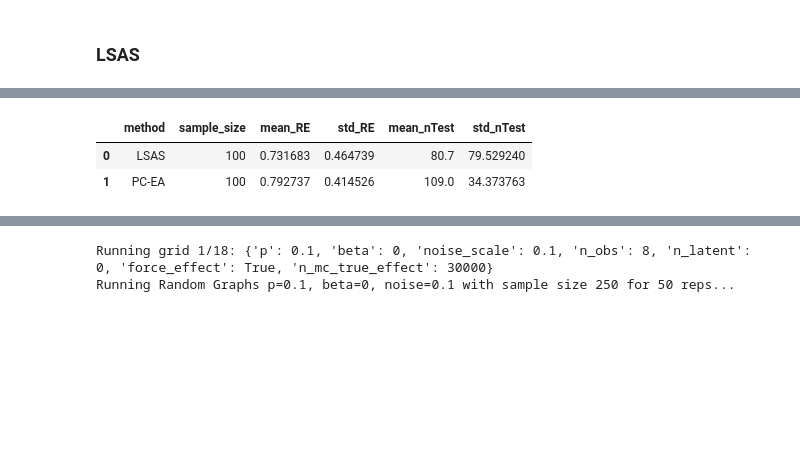
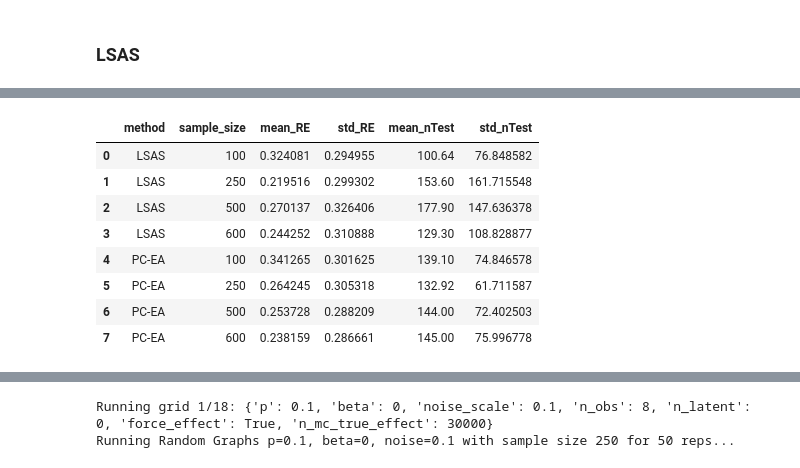
Before and after one commit to fritzwue/LPC-ID, a Jupyter notebook: ea_pc_nl.ipynb, the cells around one changed output, grey strips where cells are left out. Cells and saved outputs as stored; diff of their text form; code cells hidden in the pictures; blank space fills up the shorter version.

```diff
--- a/ea_pc_nl.ipynb
+++ b/ea_pc_nl.ipynb
@@ -399,7 +397,7 @@ def generate_random_nonlinear_dataset(
     n_obs=10,
     n_latent=0,
     p=0.10,
-    beta=1.0,
+    beta=1,
     treatment="X",
     outcome="Y",
     force_effect=True,
@@ -509,6 +507,18 @@ def generate_random_nonlinear_dataset(
             if is_d_separator(G_backdoor, {treatment}, {outcome}, Z):
                 valid_adjustment_sets.append(list(Z_tuple))
 
+    actual_MB_x = markov_blanket_oracle_from_graph(
+        G=G,
+        observed_nodes=observed_nodes,
+        target=treatment
+    )
+
+    actual_MB_y = markov_blanket_oracle_from_graph(
+        G=G,
+        observed_nodes=observed_nodes,
+        target=outcome
+    )
+
     graph_info = {
         "nodes": nodes,
         "observed_nodes": observed_nodes,
@@ -528,6 +538,8 @@ def generate_random_nonlinear_dataset(
         "has_total_effect_path": has_total_effect_path,
         "valid_adjustment_sets": valid_adjustment_sets,
         "has_valid_adjustment_set": len(valid_adjustment_sets) > 0,
+        "actual_MB_x": actual_MB_x,
+        "actual_MB_y": actual_MB_y,
     }
 
     # ============================================================
@@ -823,8 +835,11 @@ def alg_ea_pc(D_obs, x='X', y='Y', max_z_size= None, alpha_pc=0.05, alpha_dep=0.
             break
 
     # Run remainin LSAS tests
-    MB_x = [n for n in skeleton.neighbors(x) if n != y]
-    MB_y = [n for n in skeleton.neighbors(y) if n != x]
+    Ne_x = set(skeleton.neighbors(x))
+    Ne_y = set(skeleton.neighbors(y))
+
+    MB_y = sorted(Ne_y - {x})
+    MB_x = sorted((Ne_x | Ne_y) - {x, y})
 
     for z_size in range(len(MB_y) + 1):
         for Z in itertools.combinations(MB_y, z_size):
@@ -1130,10 +1145,10 @@ def alg_LSAS(
                     })
 
     # Conservative finite-sample decision
-    if len(r1_hits) > 0 and len(r2_hits) > 0:
-        decision = "?"
+    if len(r2_hits) > 0:
+        decision = "0"
         vas_list = []
-        ate = None
+        ate = 0.0
 
     elif len(r1_hits) > 0:
         decision = "+"
@@ -1155,11 +1170,6 @@ def alg_LSAS(
 
         ate = float(np.mean(ates)) if len(ates) > 0 else None
 
-    elif len(r2_hits) > 0:
-        decision = "0"
-        vas_list = []
-        ate = 0.0
-
     else:
         decision = "?"
         vas_list = []
@@ -1334,7 +1382,7 @@ results = run_structure_experiment(
     generate_random_nonlinear_dataset,
     structure_name="Random Graphs",
     structure_id = 2,
-    sample_sizes = [100],
-    n_reps = 10
+    sample_sizes = [100, 250, 500, 600],
+    n_reps = 50
 )
 # %% [output]
@@ -1353,18 +1421,26 @@ dtype: int64
 # %%
 summary = (
     results
     .groupby(['method', "sample_size"], as_index=False)
     .agg(
         mean_RE=("RE", "mean"),
         std_RE=("RE", "std"),
         mean_nTest=("nTest", "mean"),
         std_nTest=("nTest", "std"),
-
+        decision_acc=("decision_correct", "mean"),
+        coverage=("is_decisive", "mean"),
+        n_reps=("decision", "size")
     )
 )
 
 summary
 # %% [output]
 |  | method | sample_size | mean_RE | std_RE | mean_nTest | std_nTest |
-| 0 | LSAS | 100 | 0.731683 | 0.464739 | 80.7 | 79.529240 |
-| 1 | PC-EA | 100 | 0.792737 | 0.414526 | 109.0 | 34.373763 |
+| 0 | LSAS | 100 | 0.324081 | 0.294955 | 100.64 | 76.848582 |
+| 1 | LSAS | 250 | 0.219516 | 0.299302 | 153.60 | 161.715548 |
+| 2 | LSAS | 500 | 0.270137 | 0.326406 | 177.90 | 147.636378 |
+| 3 | LSAS | 600 | 0.244252 | 0.310888 | 129.30 | 108.828877 |
+| 4 | PC-EA | 100 | 0.341265 | 0.301625 | 139.10 | 74.846578 |
+| 5 | PC-EA | 250 | 0.264245 | 0.305318 | 132.92 | 61.711587 |
+| 6 | PC-EA | 500 | 0.253728 | 0.288209 | 144.00 | 72.402503 |
+| 7 | PC-EA | 600 | 0.238159 | 0.286661 | 145.00 | 75.996778 |
```
Also changed, not shown: parts of 32 cells of this notebook.
